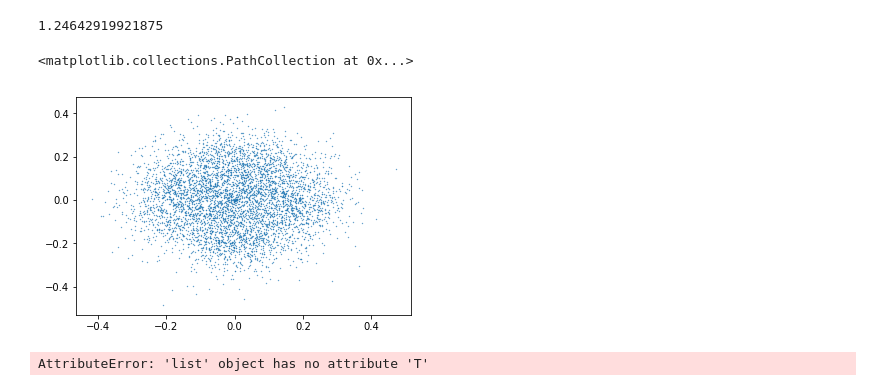
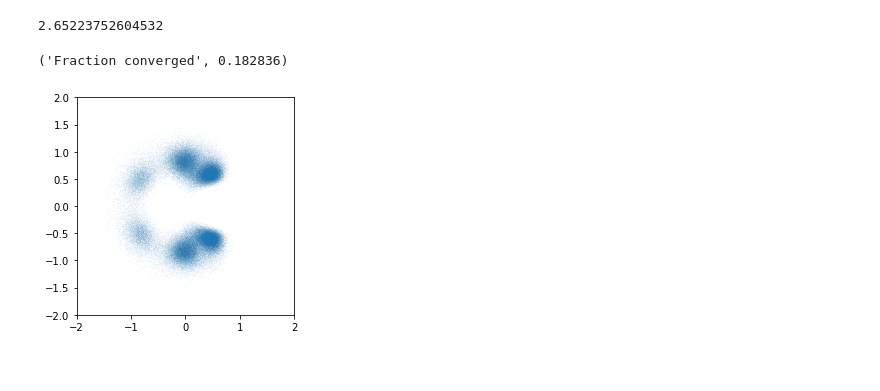
Before and after one commit to thoppe/DeepOptimizerViz, a Jupyter notebook: Gaussian Ensemble.ipynb, the cells around one changed output. Drawn from its saved outputs; the diff is of its cells as text; code cells hidden in the pictures.

```diff
--- a/Gaussian Ensemble.ipynb
+++ b/Gaussian Ensemble.ipynb
@@ -23,6 +9,22 @@ loss = tf.reduce_sum(term_error)
+# %%
+#g = lambda : tf.constant(np.random.normal(size=[N,]))
+#g = lambda : tf.constant(np.random.uniform(-1, 1, size=[N,]))
+#g = lambda : tf.constant(np.random.gumbel(size=[N,]))
+g = lambda : tf.constant(np.random.rayleigh(size=[N,]))
+
+cg = lambda : tf.complex(g(), g())
+
+x = tf.complex(
+    tf.Variable(np.random.normal(size=[N,])),
+    tf.Variable(np.random.normal(size=[N,])),
+)
+# %%
+poly =  cg()*x**6 + cg()*x**5 + cg()*x**4 + cg()*x**3 + cg()*x**2 + cg()
+
+term_error = tf.abs(poly)
+loss = tf.reduce_sum(term_error)
 # %%
-opt = tf.train.AdamOptimizer(0.01)
-#opt = tf.train.GradientDescentOptimizer(0.05)
+opt = tf.train.AdamOptimizer(0.0025)
 train_op = opt.minimize(loss)
 
 init = tf.global_variables_initializer()
@@ -31,40 +33,28 @@ sess.run(init)
 # %%
 result, sols = [], []
 for n in tqdm(range(n_iters)):
-    _, lx, x_val = sess.run([train_op, loss, x])
+    _, lx = sess.run([train_op, loss])
     result.append(lx)
-    #sols.append(x_val)
 
 #result = np.array(result)
 #sols = np.array(sols)
 lx, tx = sess.run([loss, term_error])
 print(lx/N)
-#print(tx)
+
+convergence = sess.run(term_error)
+idx = convergence < 0.001
+"Fraction converged", idx.mean()
 # %% [output]
-1.24642919921875
+2.65223752604532
+('Fraction converged', 0.182836)
 # %%
 import pylab as plt
-pts = sess.run(x)
-plt.scatter(pts.real, pts.imag, s=0.1)
+pts = sess.run(x)[idx]
+plt.scatter(pts.real, pts.imag, s=0.001,alpha=0.25)
+plt.axis('square')
+plt.xlim(-2,2)
+plt.ylim(-2,2)
+
+plt.show()
 # %% [output]
-<matplotlib.collections.PathCollection at 0x...>
-[figure, old version]
+[figure, new version]
-# %%
-
-import pylab as plt
-for row in tqdm(sols.T):
-    alpha = np.linspace(0.5, 1, len(row))
-
-    rgba_colors = np.zeros((len(row),4))
-    rgba_colors[:,0] = 1.0
-    rgba_colors[:, 3] = alpha
-
-    plt.scatter(row.real, row.imag, color=rgba_colors, lw=0,s=.1)
-
-plt.xlim(-2,2)
-plt.ylim(-2,2)
-plt.axis('square')
-plt.tight_layout()
-#plt.show()
-# %% [output]
-AttributeError: 'list' object has no attribute 'T'
```
Also changed, not shown: parts of 3 cells of this notebook.
